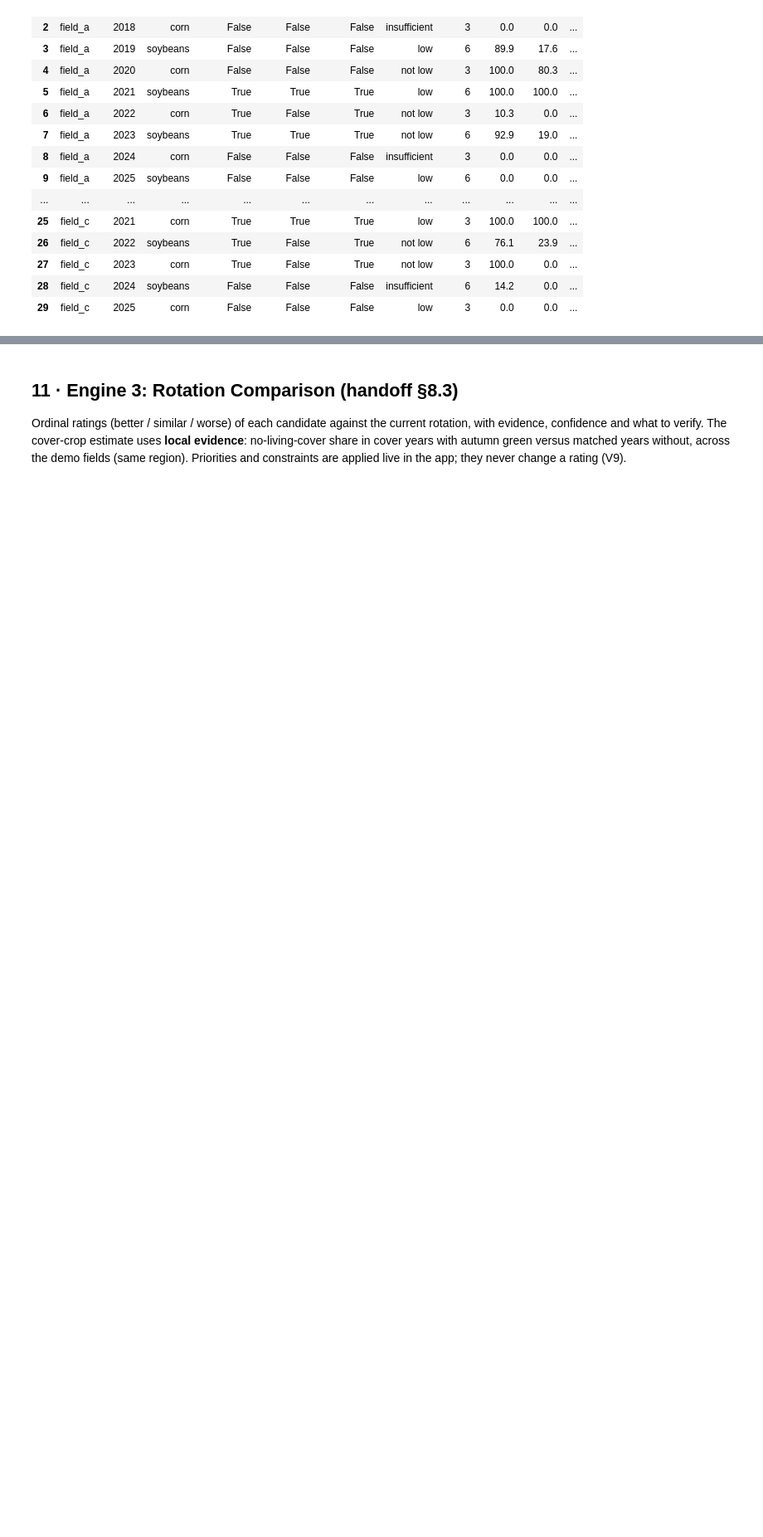
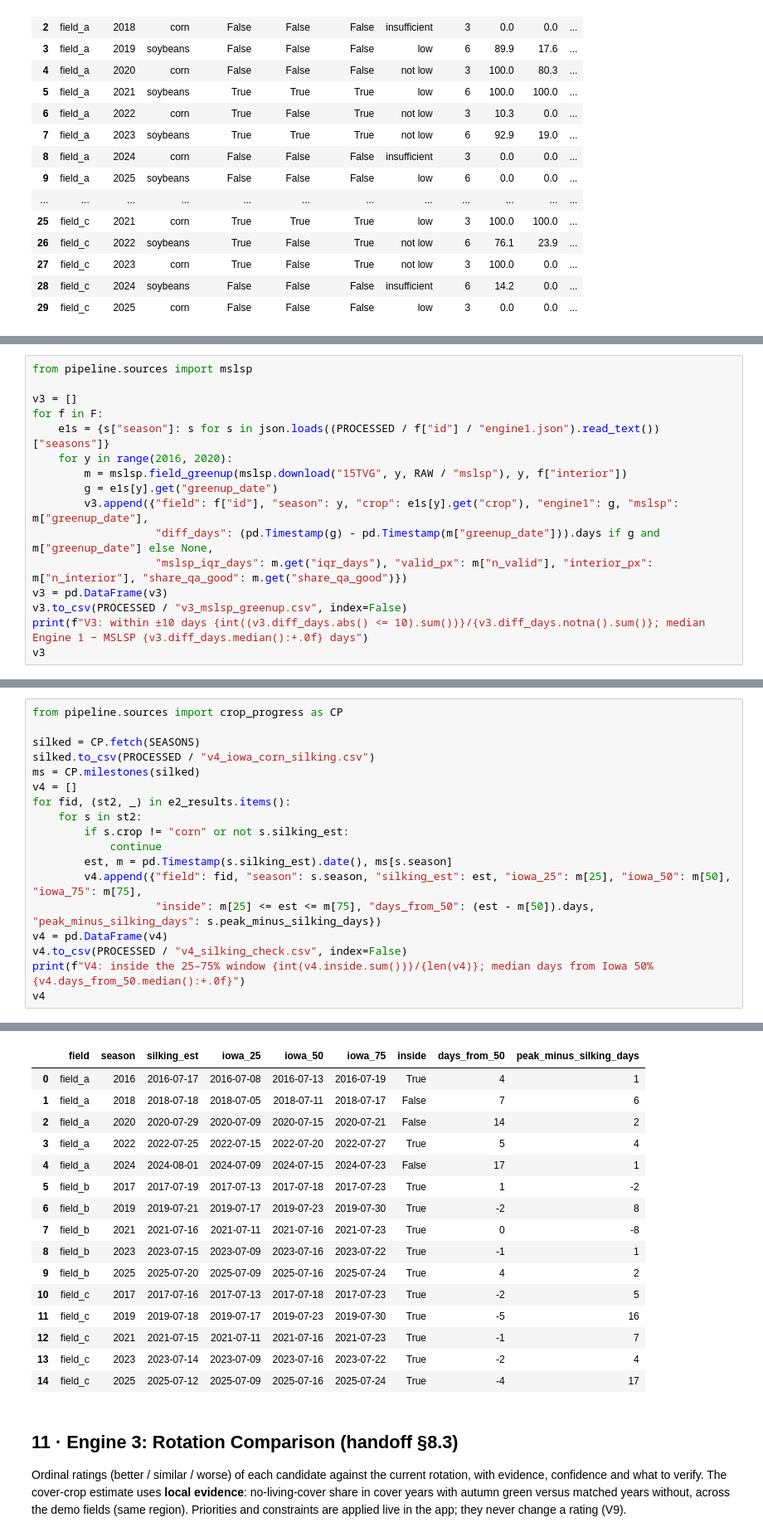
Before and after one commit to yisheng05/nasa, a Jupyter notebook: notebooks/01_precompute.ipynb, the cells around one changed output, grey strips where cells are left out. Shown at 83% size. Saved outputs shown, nothing was run; the diff lists cells and outputs as text; blank space fills up the shorter version.

```diff
--- a/notebooks/01_precompute.ipynb
+++ b/notebooks/01_precompute.ipynb
@@ -501,0 +508,16 @@ smap_dry vs Drought Monitor dry_d0: agree 18/30
+# %%
+from pipeline.sources import mslsp
+
+v3 = []
+for f in F:
+    e1s = {s["season"]: s for s in json.loads((PROCESSED / f["id"] / "engine1.json").read_text())["seasons"]}
+    for y in range(2016, 2020):
+        m = mslsp.field_greenup(mslsp.download("15TVG", y, RAW / "mslsp"), y, f["interior"])
+        g = e1s[y].get("greenup_date")
+        v3.append({"field": f["id"], "season": y, "crop": e1s[y].get("crop"), "engine1": g, "mslsp": m["greenup_date"],
+                   "diff_days": (pd.Timestamp(g) - pd.Timestamp(m["greenup_date"])).days if g and m["greenup_date"] else None,
+                   "mslsp_iqr_days": m.get("iqr_days"), "valid_px": m["n_valid"], "interior_px": m["n_interior"], "share_qa_good": m.get("share_qa_good")})
+v3 = pd.DataFrame(v3)
+v3.to_csv(PROCESSED / "v3_mslsp_greenup.csv", index=False)
+print(f"V3: within ±10 days {int((v3.diff_days.abs() <= 10).sum())}/{v3.diff_days.notna().sum()}; median Engine 1 − MSLSP {v3.diff_days.median():+.0f} days")
+v3
@@ -501,0 +543,19 @@ smap_dry vs Drought Monitor dry_d0: agree 18/30
+# %%
+from pipeline.sources import crop_progress as CP
+
+silked = CP.fetch(SEASONS)
+silked.to_csv(PROCESSED / "v4_iowa_corn_silking.csv")
+ms = CP.milestones(silked)
+v4 = []
+for fid, (st2, _) in e2_results.items():
+    for s in st2:
+        if s.crop != "corn" or not s.silking_est:
+            continue
+        est, m = pd.Timestamp(s.silking_est).date(), ms[s.season]
+        v4.append({"field": fid, "season": s.season, "silking_est": est, "iowa_25": m[25], "iowa_50": m[50], "iowa_75": m[75],
+                   "inside": m[25] <= est <= m[75], "days_from_50": (est - m[50]).days, "peak_minus_silking_days": s.peak_minus_silking_days})
+v4 = pd.DataFrame(v4)
+v4.to_csv(PROCESSED / "v4_silking_check.csv", index=False)
+print(f"V4: inside the 25–75% window {int(v4.inside.sum())}/{len(v4)}; median days from Iowa 50% {v4.days_from_50.median():+.0f}")
+v4
+# %% [output]
@@ -502,3 +563,19 @@ smap_dry vs Drought Monitor dry_d0: agree 18/30
+|  | field | season | silking_est | iowa_25 | iowa_50 | iowa_75 | inside | days_from_50 | peak_minus_silking_days |
+| 0 | field_a | 2016 | 2016-07-17 | 2016-07-08 | 2016-07-13 | 2016-07-19 | True | 4 | 1 |
+| 1 | field_a | 2018 | 2018-07-18 | 2018-07-05 | 2018-07-11 | 2018-07-17 | False | 7 | 6 |
+| 2 | field_a | 2020 | 2020-07-29 | 2020-07-09 | 2020-07-15 | 2020-07-21 | False | 14 | 2 |
+| 3 | field_a | 2022 | 2022-07-25 | 2022-07-15 | 2022-07-20 | 2022-07-27 | True | 5 | 4 |
+| 4 | field_a | 2024 | 2024-08-01 | 2024-07-09 | 2024-07-15 | 2024-07-23 | False | 17 | 1 |
+| 5 | field_b | 2017 | 2017-07-19 | 2017-07-13 | 2017-07-18 | 2017-07-23 | True | 1 | -2 |
+| 6 | field_b | 2019 | 2019-07-21 | 2019-07-17 | 2019-07-23 | 2019-07-30 | True | -2 | 8 |
+| 7 | field_b | 2021 | 2021-07-16 | 2021-07-11 | 2021-07-16 | 2021-07-23 | True | 0 | -8 |
+| 8 | field_b | 2023 | 2023-07-15 | 2023-07-09 | 2023-07-16 | 2023-07-22 | True | -1 | 1 |
+| 9 | field_b | 2025 | 2025-07-20 | 2025-07-09 | 2025-07-16 | 2025-07-24 | True | 4 | 2 |
+| 10 | field_c | 2017 | 2017-07-16 | 2017-07-13 | 2017-07-18 | 2017-07-23 | True | -2 | 5 |
+| 11 | field_c | 2019 | 2019-07-18 | 2019-07-17 | 2019-07-23 | 2019-07-30 | True | -5 | 16 |
+| 12 | field_c | 2021 | 2021-07-15 | 2021-07-11 | 2021-07-16 | 2021-07-23 | True | -1 | 7 |
+| 13 | field_c | 2023 | 2023-07-14 | 2023-07-09 | 2023-07-16 | 2023-07-22 | True | -2 | 4 |
+| 14 | field_c | 2025 | 2025-07-12 | 2025-07-09 | 2025-07-16 | 2025-07-24 | True | -4 | 17 |
 # %% [markdown]
 ## 11 · Engine 3: Rotation Comparison (handoff §8.3)
 
```
Also changed, not shown: parts of 7 cells of this notebook, 23 other files.
